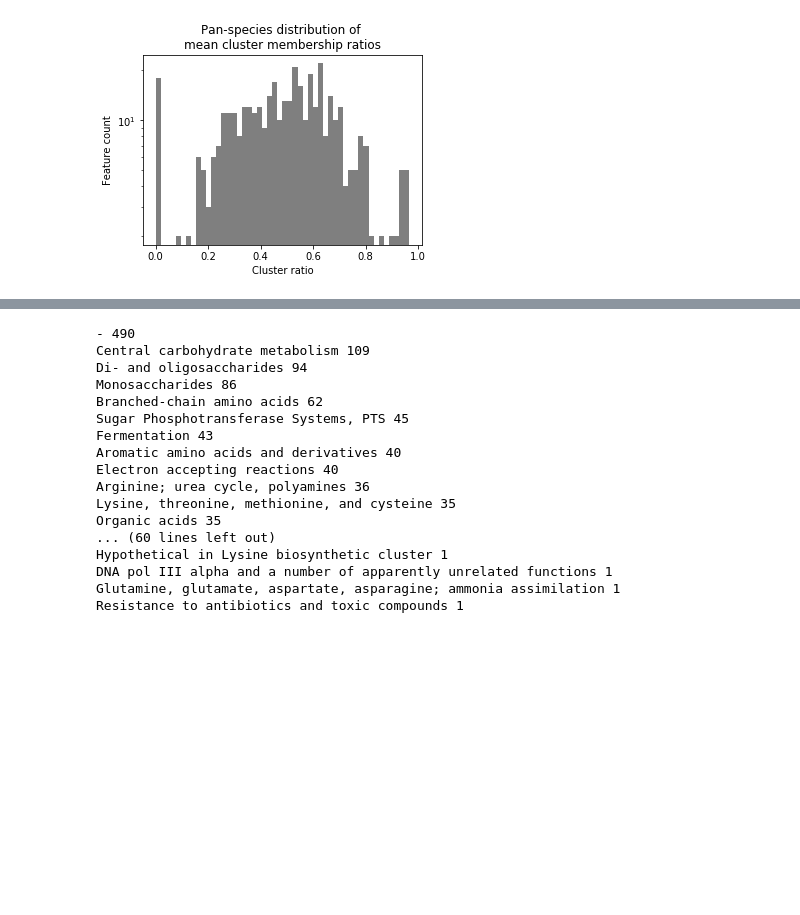
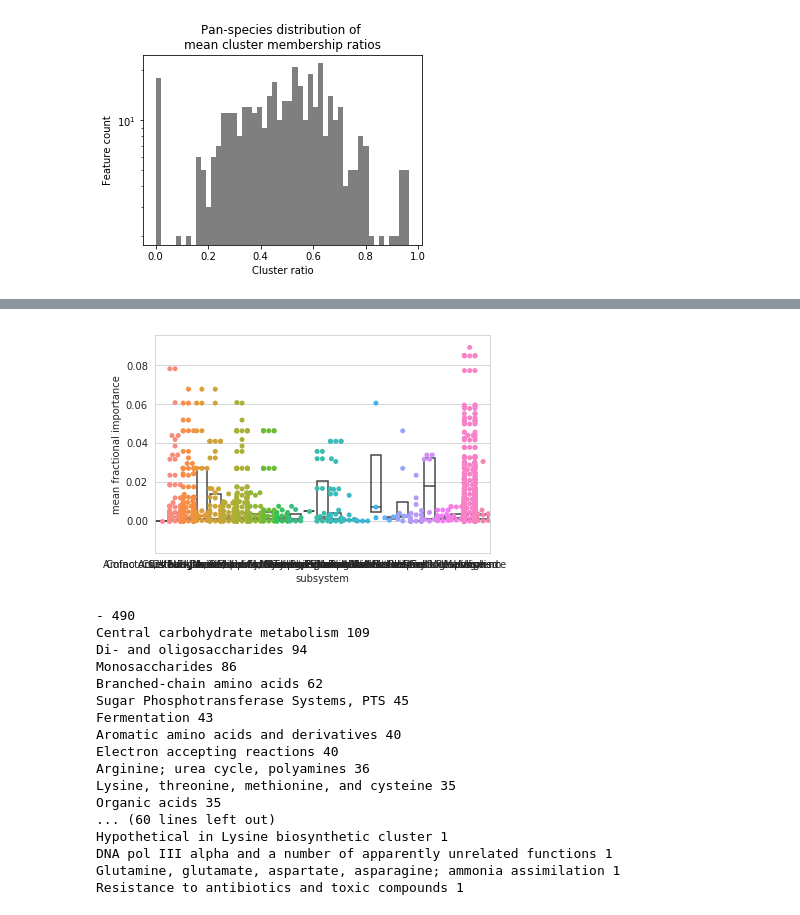
Before and after one commit to gregmedlock/ssl_ensembles, a Jupyter notebook: bin/curation_targets.ipynb, the cells around one changed output, grey strips where cells are left out. Cells and saved outputs as stored; diff of their text form; code cells hidden in the pictures; blank space fills up the shorter version.

```diff
--- a/bin/curation_targets.ipynb
+++ b/bin/curation_targets.ipynb
@@ -462,0 +535,33 @@ Name: mean fractional importance, Length: 329, dtype: float64
+# %%
+# seaborn swarmplots for subsystems
+import seaborn as sns
+sns.set_style("whitegrid")
+#data = pd.DataFrame(classes).T['mean fractional importance']
+#ax = sns.swarmplot(x="day", y="total_bill", data=tips)
+#ax = sns.boxplot(x="day", y="total_bill", data=tips,
+#        showcaps=False,boxprops={'facecolor':'None'},
+#        showfliers=False,whiskerprops={'linewidth':0})
+
+#plt.show()
+# %%
+def unroll_list_df(df, value_column):
+    categories = []
+    values = []
+    for index, row in df.iterrows():
+        for val in row[value_column]:
+            categories.append(index)
+            values.append(val)
+    new_df = pd.DataFrame(list(zip(categories,values)), columns = ['subsystem', value_column])
+    return new_df
+
+fig, ax = plt.subplots()
+data = unroll_list_df(pd.DataFrame(classes).T, value_column = 'mean fractional importance')
+ax = sns.swarmplot(x="subsystem", y="mean fractional importance", data=data)
+ax = sns.boxplot(x="subsystem", y="mean fractional importance", data=data,
+        showcaps=False,boxprops={'facecolor':'None'},
+        showfliers=False,whiskerprops={'linewidth':0})
+fig.set_size_inches(10,3)
+
+plt.show()
+# %% [output]
+[figure, added]
```
Also changed, not shown: parts of 7 cells of this notebook, 11 other files.
